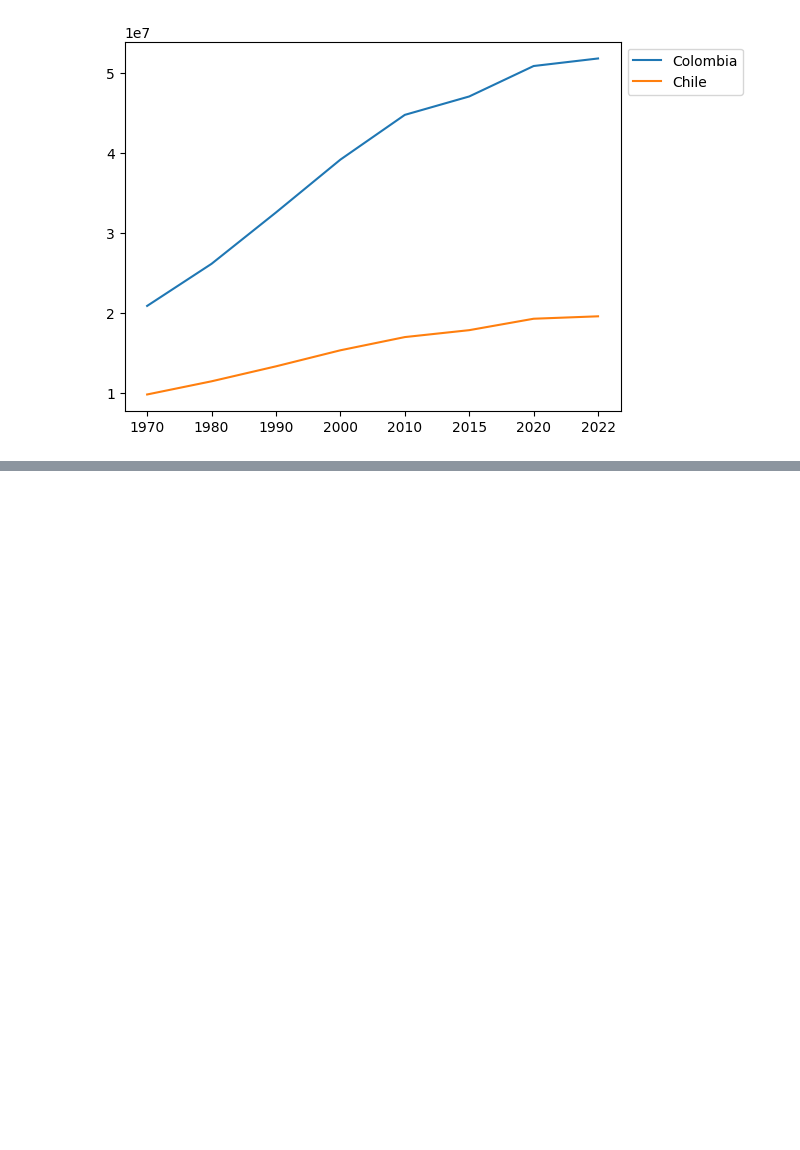
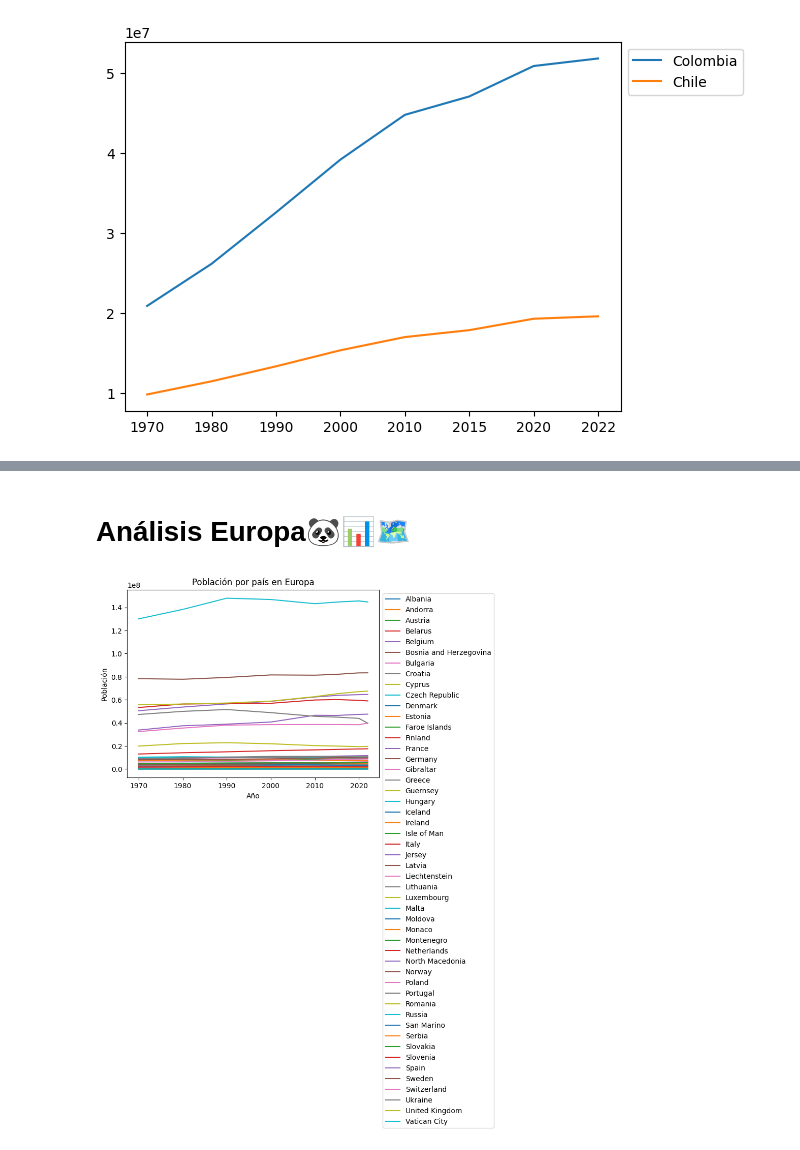
Before and after one commit to FelipeHerreraPinzon/Contries_PLOT, a Jupyter notebook: Country_Plot.ipynb, the cells around one changed output, grey strips where cells are left out. Cells and saved outputs as stored; diff of their text form; code cells hidden in the pictures; blank space fills up the shorter version.

```diff
--- a/Country_Plot.ipynb
+++ b/Country_Plot.ipynb
@@ -82,0 +171,42 @@ plt.show()
+# %% [markdown]
+# **Análisis Europa🐼📊🗺**
+# %%
+import matplotlib.pyplot as plt
+
+# Seleccionar solo algunas columnas específicas
+years_columns = ['1970 Population', '1980 Population', '1990 Population', '2000 Population', '2010 Population', '2015 Population', '2020 Population', '2022 Population']
+
+# Filtrar el DataFrame para obtener solo los datos de Europa
+data_europa = df[df['Continent'] == 'Europe']
+
+# Lista para almacenar las listas de población de cada país
+poblacion_por_pais = []
+
+# Iterar sobre cada país de Europa y obtener los datos de población
+for pais in data_europa['Country/Territory'].unique():
+    pais_df = data_europa[data_europa['Country/Territory'] == pais]
+    poblacion_pais = pais_df[years_columns].values.tolist()[0]
+    poblacion_por_pais.append(poblacion_pais)
+
+# Lista de años
+years = [1970, 1980, 1990, 2000, 2010, 2015, 2020, 2022]
+
+# Crear la figura y los ejes
+fig, ax = plt.subplots()
+
+# Iterar sobre los datos de población por país y graficarlos
+for i, poblacion in enumerate(poblacion_por_pais):
+    ax.plot(years, poblacion, label=data_europa['Country/Territory'].unique()[i])
+
+# Mover la leyenda fuera de la gráfica
+ax.legend(bbox_to_anchor=(1, 1), loc='upper left')
+
+# Configurar etiquetas y título
+ax.set_xlabel('Año')
+ax.set_ylabel('Población')
+ax.set_title('Población por país en Europa')
+
+# Mostrar la gráfica
+plt.show()
+# %% [output]
+[figure, added]
```
Also changed, not shown: parts of 5 cells of this notebook.
